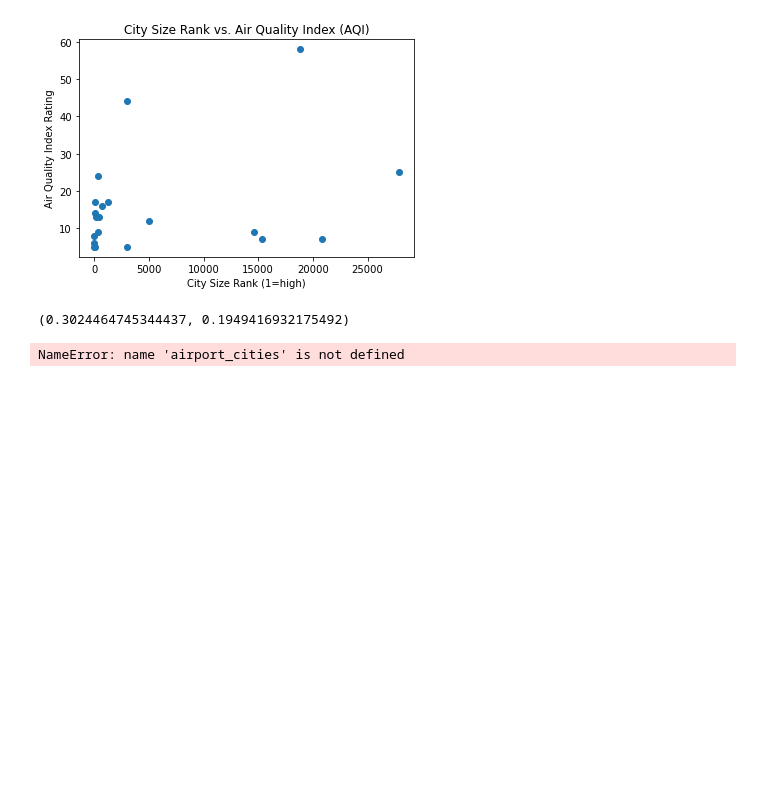
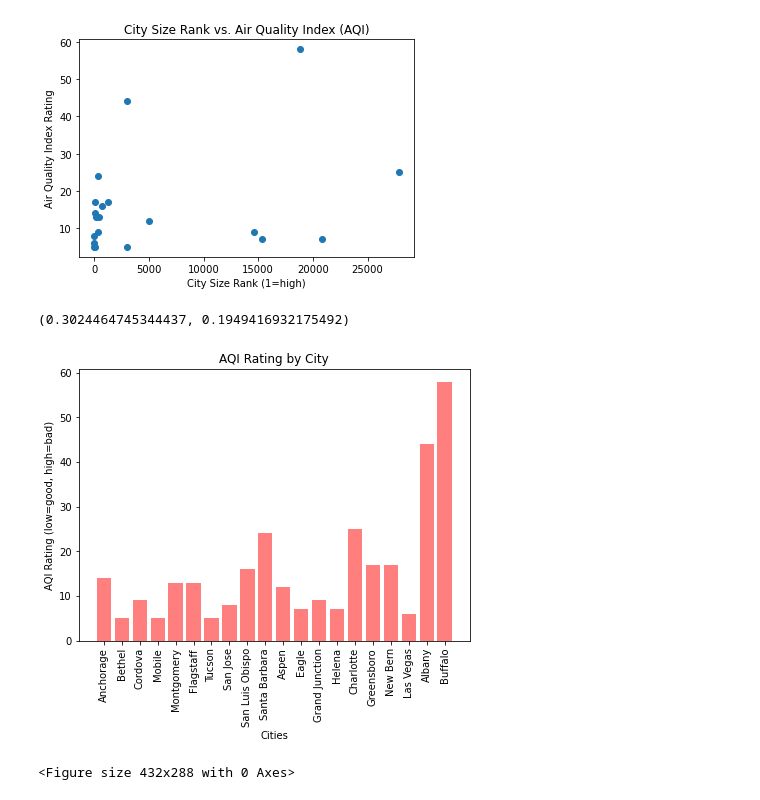
Before and after one commit to ttoffey/Project_One, a Jupyter notebook: Melissa.ipynb, the cells around one changed output. Drawn from its saved outputs; the diff is of its cells as text; code cells hidden in the pictures; blank space fills up the shorter version.

Commit message:
finished bar chart

```diff
--- a/Melissa.ipynb
+++ b/Melissa.ipynb
@@ -270,16 +246,31 @@ pearsonr=scipy.stats.pearsonr(x, y)
 pearsonr
 # %% [output]
 (0.3024464745344437, 0.1949416932175492)
+# %%
+plt.figure(figsize=(7,5))
+#xlabels= size_and_aqi["City"].to_list()
+x=np.arange(len(size_and_aqi))
+data=size_and_aqi['AQI']
+
+plt.bar(x, data, color='r', alpha=0.5, align="edge")
+tick_locations = [value + 0.4 for value in x]
+plt.xticks(tick_locations, size_and_aqi['City'], rotation='vertical')
+plt.title('AQI Rating by City')
+plt.xlabel('Cities')
+plt.ylabel('AQI Rating (low=good, high=bad)')
+plt.show()
+plt.savefig('Resource Files/AQI BAR CHART.png')
+# %% [output]
+[figure, added]
+<Figure size 432x288 with 0 Axes>
 # %%
 non_airport_cities=[]
-for key,value in state_dict.items():
+for key,value in state_dict1.items():
     for city in value:
         if city not in airport_cities:
             non_airport_cities.append((city,key))
 
 #1189 cities with stations, 1096 cities after deleting cities with airports
-# %% [output]
-NameError: name 'airport_cities' is not defined
 # %%
 # non_airport_cities
 # len(non_airport_cities)
```
Also changed, not shown: parts of 13 cells of this notebook.
